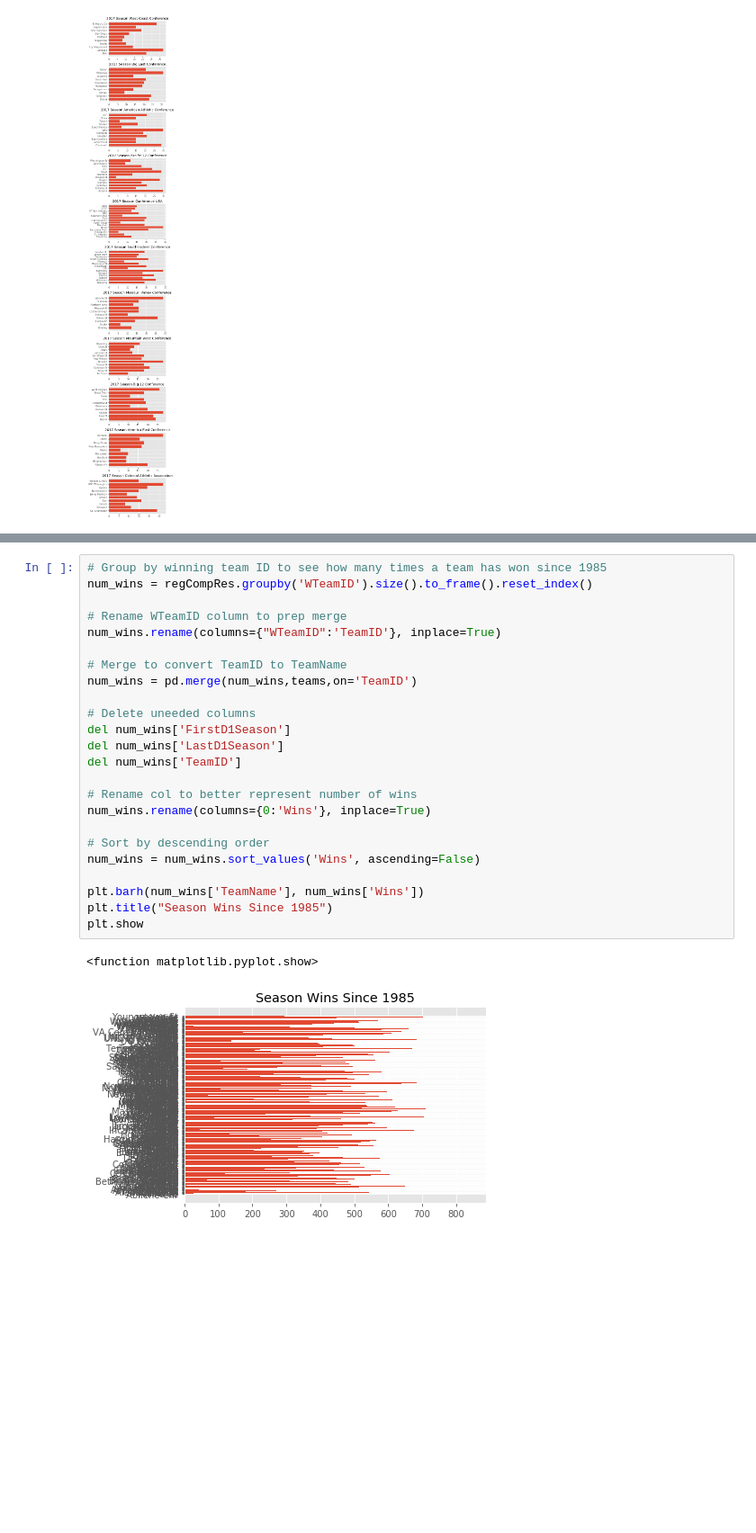
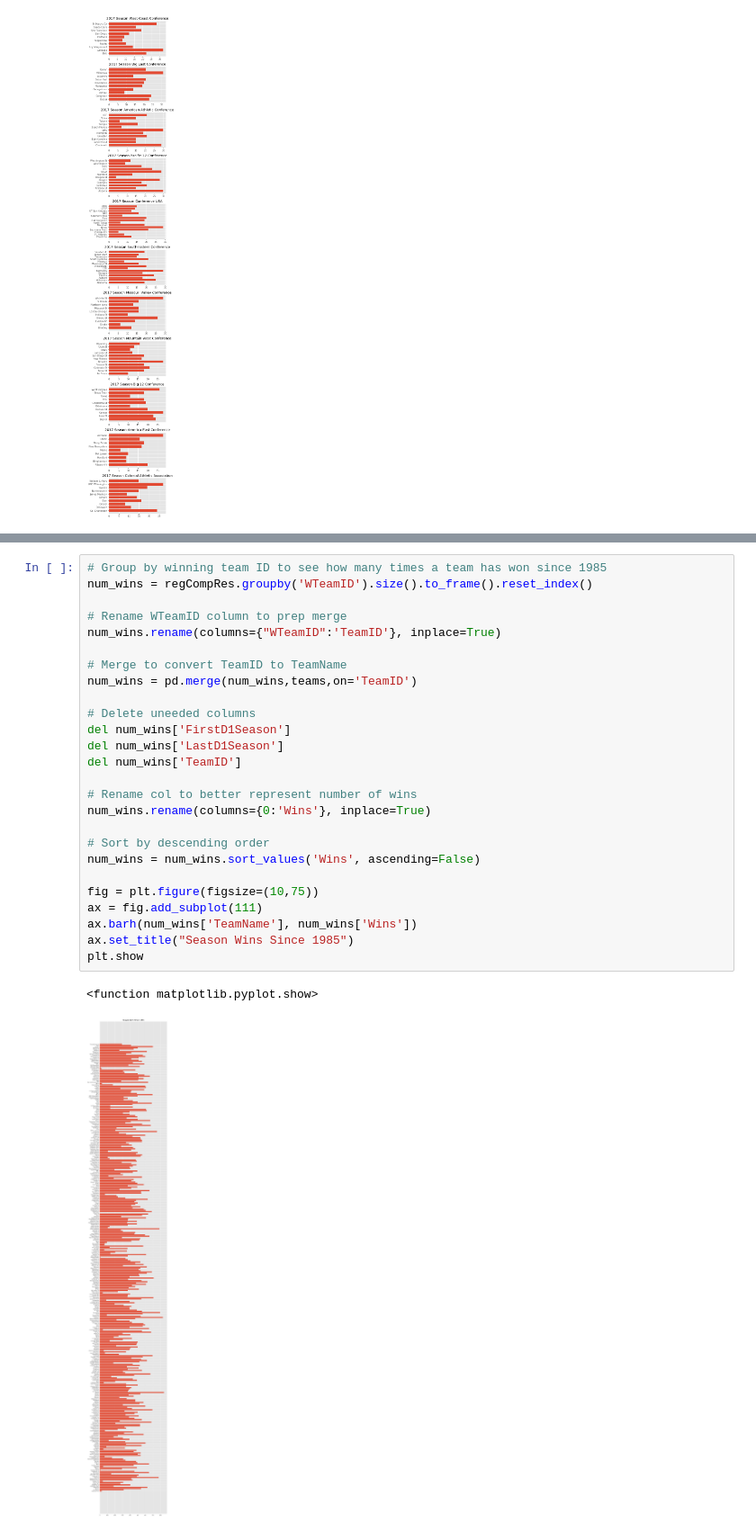
Before and after one commit to ssharif6/NCAA-March-Maddness, a Jupyter notebook: Final Resource.ipynb, the cells around one changed output, grey strips where cells are left out. Shown at 90% size. Saved outputs shown, nothing was run; the diff lists cells and outputs as text; blank space fills up the shorter version.

```diff
--- a/Final Resource.ipynb
+++ b/Final Resource.ipynb
@@ -203,27 +204,29 @@ plt.show
 # %%
 # Group by winning team ID to see how many times a team has won since 1985
 num_wins = regCompRes.groupby('WTeamID').size().to_frame().reset_index()
 
 # Rename WTeamID column to prep merge
 num_wins.rename(columns={"WTeamID":'TeamID'}, inplace=True)
 
 # Merge to convert TeamID to TeamName
 num_wins = pd.merge(num_wins,teams,on='TeamID')
 
 # Delete uneeded columns
 del num_wins['FirstD1Season']
 del num_wins['LastD1Season']
 del num_wins['TeamID']
 
 # Rename col to better represent number of wins
 num_wins.rename(columns={0:'Wins'}, inplace=True)
 
 # Sort by descending order
 num_wins = num_wins.sort_values('Wins', ascending=False)
 
-plt.barh(num_wins['TeamName'], num_wins['Wins'])
-plt.title("Season Wins Since 1985")
+fig = plt.figure(figsize=(10,75))
+ax = fig.add_subplot(111)
+ax.barh(num_wins['TeamName'], num_wins['Wins'])
+ax.set_title("Season Wins Since 1985")
 plt.show
 # %% [output]
 <function matplotlib.pyplot.show>
-[figure, old version]
+[figure, new version]
```
Also changed, not shown: parts of 1 cell of this notebook, 1 other file.
